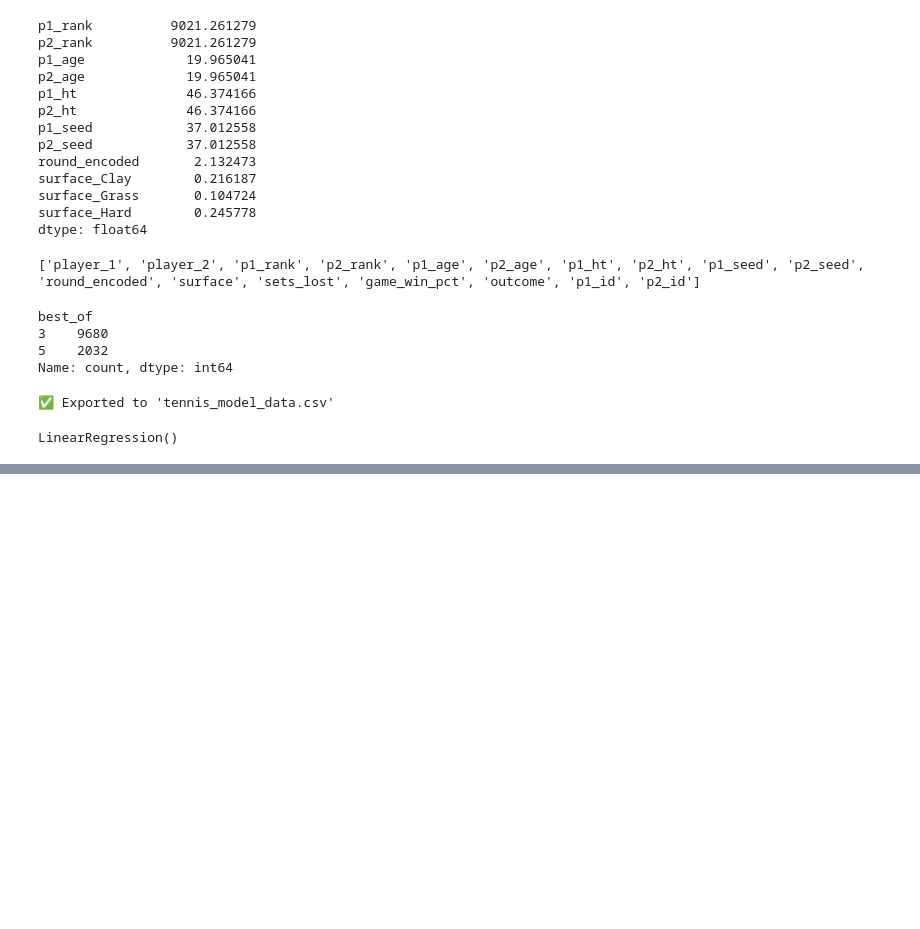
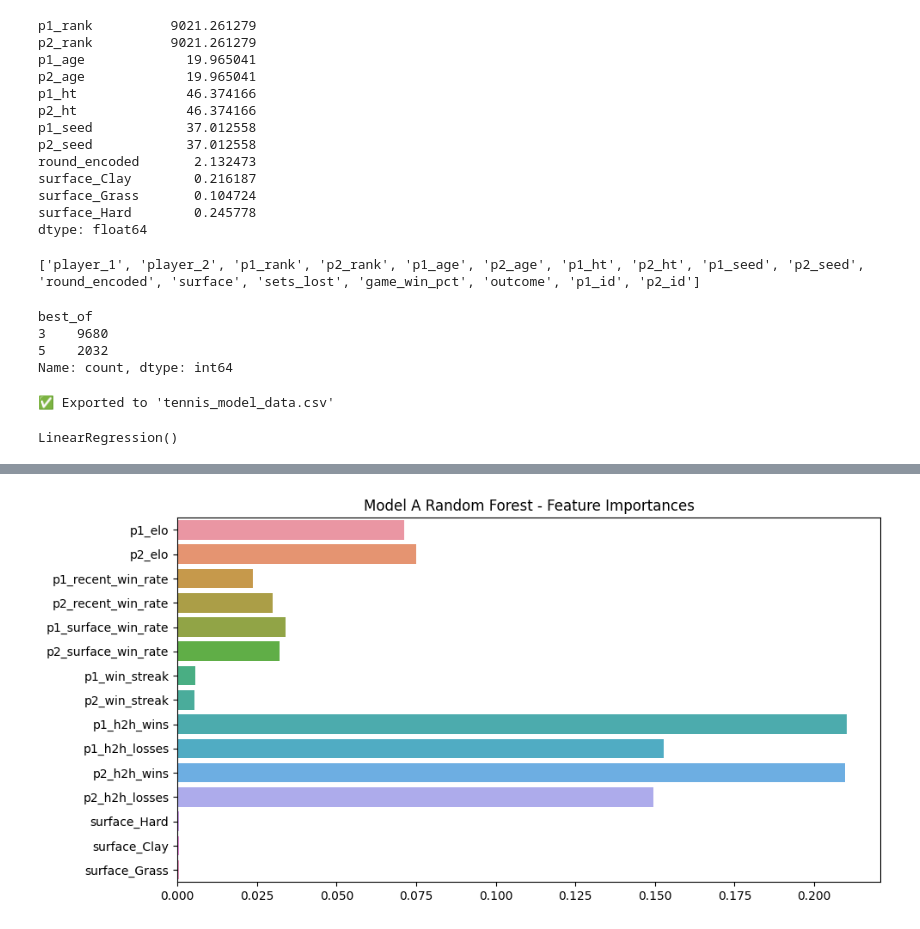
Before and after one commit to meliasean/tennis-match-predictor, a Jupyter notebook: Tennis_Match_Predictor.ipynb, the cells around one changed output, grey strips where cells are left out. Drawn from its saved outputs; the diff is of its cells as text; code cells hidden in the pictures; blank space fills up the shorter version.

Commit message:
Model Improvements

```diff
--- a/Tennis_Match_Predictor.ipynb
+++ b/Tennis_Match_Predictor.ipynb
@@ -7,6 +7,9 @@ years = ['2021', '2022', '2023', '2024']
 dfs = [pd.read_csv(f"atp_matches_{year}.csv") for year in years]
 df = pd.concat(dfs, ignore_index=True)
 
+df['tourney_date'] = pd.to_datetime(df['tourney_date'], format='%Y%m%d')
+df = df.sort_values('tourney_date').reset_index(drop=True)
+
 print(df.shape)
 print(df.info())
 # %% [output]
@@ -1384,9 +1236,0 @@ def generate_match_features(row, player_profiles, recent_n=5):
-# %%
-feature_rows = []
-
-for idx, row in df_symmetric.iterrows():
-    p1 = row['player_1']
-    p2 = row['player_2']
-    if p1 in player_profiles and p2 in player_profiles:
-        features = generate_match_features(row, player_profiles)
-        feature_rows.append(features)
@@ -1434,0 +1799,2 @@ plt.show()
+# %%
+enriched_df, player_profiles = update_players_from_matches(df)
@@ -1434,0 +1853,3 @@ plt.show()
+# %%
+balanced_df = make_symmetric_dataset(enriched_df)
+print(balanced_df.shape)
@@ -1434,0 +2949,78 @@ plt.show()
+# %%
+from sklearn.ensemble import RandomForestClassifier
+from sklearn.metrics import accuracy_score, classification_report, confusion_matrix
+import matplotlib.pyplot as plt
+import seaborn as sns
+import random
+
+# -- Prepare dataset
+df_rf = pd.get_dummies(balanced_df.copy(), columns=['surface'], drop_first=False)
+for col in ['surface_Hard', 'surface_Clay', 'surface_Grass']:
+    if col not in df_rf.columns:
+        df_rf[col] = 0
+df_rf = df_rf.fillna(0)
+
+# -- Feature set
+feature_cols_A = [
+    'p1_elo', 'p2_elo',
+    'p1_recent_win_rate', 'p2_recent_win_rate',
+    'p1_surface_win_rate', 'p2_surface_win_rate',
+    'p1_win_streak', 'p2_win_streak',
+    'p1_h2h_wins', 'p1_h2h_losses',
+    'p2_h2h_wins', 'p2_h2h_losses',
+    'surface_Hard', 'surface_Clay', 'surface_Grass'
+]
+
+# -- Leakage-free split by matchup
+def split_by_matchup(df, test_frac=0.2, seed=42):
+    df = df.copy()
+    df['match_key'] = df.apply(lambda row: tuple(sorted([row['player_1'], row['player_2']])), axis=1)
+    unique_keys = df['match_key'].unique()
+    random.seed(seed)
+    random.shuffle(unique_keys)
+    test_keys = set(unique_keys[:int(len(unique_keys) * test_frac)])
+    test_df = df[df['match_key'].isin(test_keys)].drop(columns='match_key')
+    train_df = df[~df['match_key'].isin(test_keys)].drop(columns='match_key')
+    return train_df, test_df
+
+train_df_A, test_df_A = split_by_matchup(df_rf)
+
+# -- Split features and labels
+X_train_A = train_df_A[feature_cols_A]
+y_train_A = train_df_A['outcome']
+X_test_A = test_df_A[feature_cols_A]
+y_test_A = test_df_A['outcome']
+
+# -- Train Random Forest
+model_A = RandomForestClassifier(n_estimators=100, max_depth=8, random_state=42)
+model_A.fit(X_train_A, y_train_A)
+
+# -- Predictions
+y_pred_A = model_A.predict(X_test_A)
+y_train_pred = model_A.predict(X_train_A)
+
+# -- Accuracy scores
+train_acc = accuracy_score(y_train_A, y_train_pred)
+test_acc = accuracy_score(y_test_A, y_pred_A)
+
+print("Train Accuracy:", round(train_acc, 4))
+print("Leakage-Free Test Accuracy:", round(test_acc, 4))
+print("\nClassification Report:")
+print(classification_report(y_test_A, y_pred_A))
+
+# -- Feature importances
+importances = model_A.feature_importances_
+plt.figure(figsize=(10, 5))
+sns.barplot(x=importances, y=feature_cols_A)
+plt.title("Model A Random Forest - Feature Importances")
+plt.tight_layout()
+plt.show()
+
+# -- Confusion Matrix
+cm = confusion_matrix(y_test_A, y_pred_A)
+sns.heatmap(cm, annot=True, fmt='d', cmap='Blues', xticklabels=[0, 1], yticklabels=[0, 1])
+plt.xlabel("Predicted")
+plt.ylabel("Actual")
+plt.title("Model A - Confusion Matrix (Random Forest, No Leakage)")
+plt.show()
+# %% [output]
@@ -1434,0 +3039 @@ plt.show()
+[figure, added]
```
Also changed, not shown: parts of 47 cells of this notebook, 3 other files.
